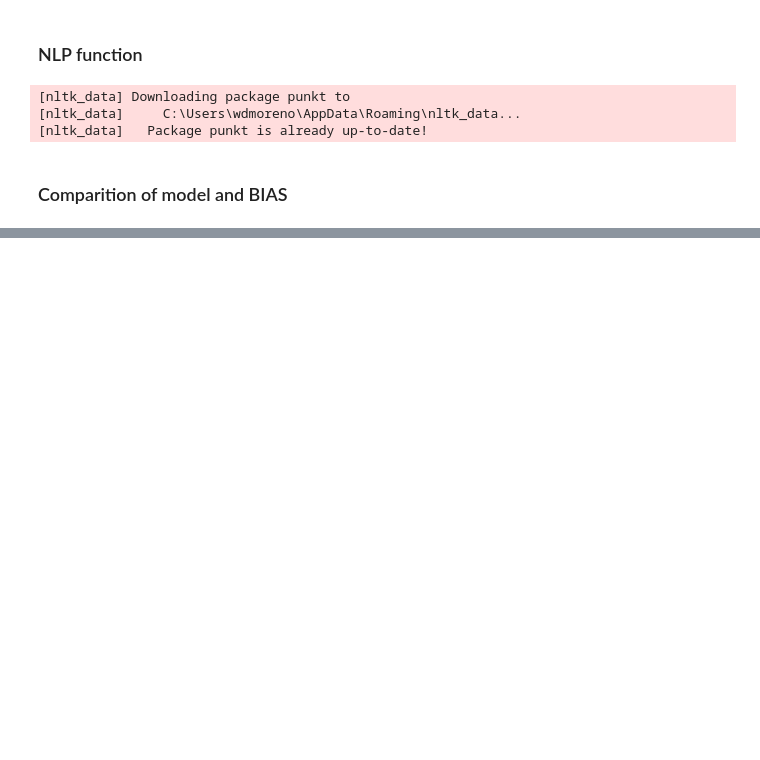
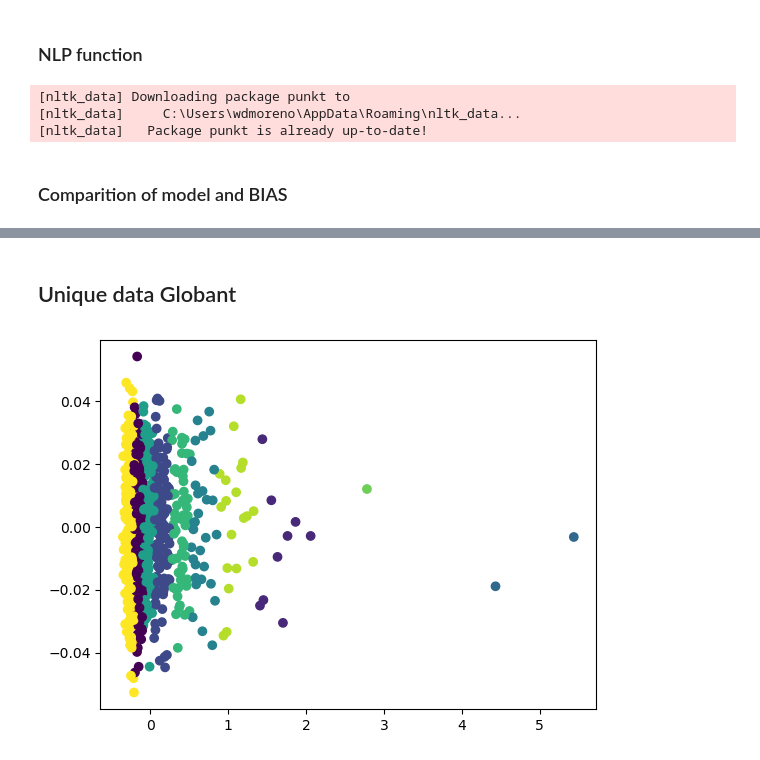
Before and after one commit to williamasesoftware/Research_bias, a Jupyter notebook: Competitors/BIAS_companies_comparation.ipynb, the cells around one changed output, grey strips where cells are left out. Drawn from its saved outputs; the diff is of its cells as text; code cells hidden in the pictures; blank space fills up the shorter version.

```diff
--- a/Competitors/BIAS_companies_comparation.ipynb
+++ b/Competitors/BIAS_companies_comparation.ipynb
@@ -521,0 +574,52 @@ for i, word in enumerate(Accenture_unique):
+# %% [markdown]
+## Unique data Globant
+# %%
+from sklearn.cluster import KMeans
+from sklearn.decomposition import PCA
+import matplotlib.pyplot as plt
+
+import warnings
+warnings.filterwarnings("ignore")
+
+# Obtener las palabras más comunes en cada modelo de forma individual.
+ASW_common = ASW_model.wv.index_to_key
+Globant_common = Globant_model.wv.index_to_key
+Accenture_common = Accenture_model.wv.index_to_key
+
+# Encontrar las palabras únicas en cada modelo que no estén presentes en los otros modelos.
+#ASW_unique = set(ASW_common) - set(Globant_common) - set(Accenture_common)
+Globant_unique = set(Globant_common) - set(ASW_common) - set(Accenture_common)
+#Accenture_unique = set(Accenture_common) - set(ASW_common) - set(Globant_common)
+
+# Calcular los vectores de palabras para cada conjunto de palabras únicas.
+#ASW_vectors = [ASW_model.wv.get_vector(word) for word in ASW_unique]
+Globant_vectors = [Globant_model.wv.get_vector(word) for word in Globant_unique]
+#Accenture_vectors = [Accenture_model.wv.get_vector(word) for word in Accenture_unique]
+
+# Combinar los vectores de palabras en una lista.
+#unique_word_vectors = ASW_vectors + Globant_vectors + Accenture_vectors
+
+unique_word_vectors = Globant_vectors
+
+# Reducir la dimensionalidad de los vectores utilizando PCA.
+pca = PCA(n_components=2)
+unique_word_vectors_pca = pca.fit_transform(unique_word_vectors)
+
+# Aplicar k-means para encontrar clusters.
+kmeans = KMeans(n_clusters=10, random_state=0)
+kmeans.fit(unique_word_vectors_pca)
+
+# graficar los resultados de k-means
+plt.scatter(unique_word_vectors_pca[:, 0], unique_word_vectors_pca[:, 1], c=kmeans.labels_)
+plt.show()
+
+# Asignar etiquetas a cada palabra única según el cluster correspondiente.
+labels = defaultdict(str)
+#for i, word in enumerate(ASW_unique):
+    #labels[word] = "ASW"
+for i, word in enumerate(Globant_unique):
+    labels[word] = "Globant"
+#for i, word in enumerate(Accenture_unique):
+    #labels[word] = "Accenture"
+# %% [output]
+[figure, added]
```
Also changed, not shown: parts of 29 cells of this notebook, 1 other file.
